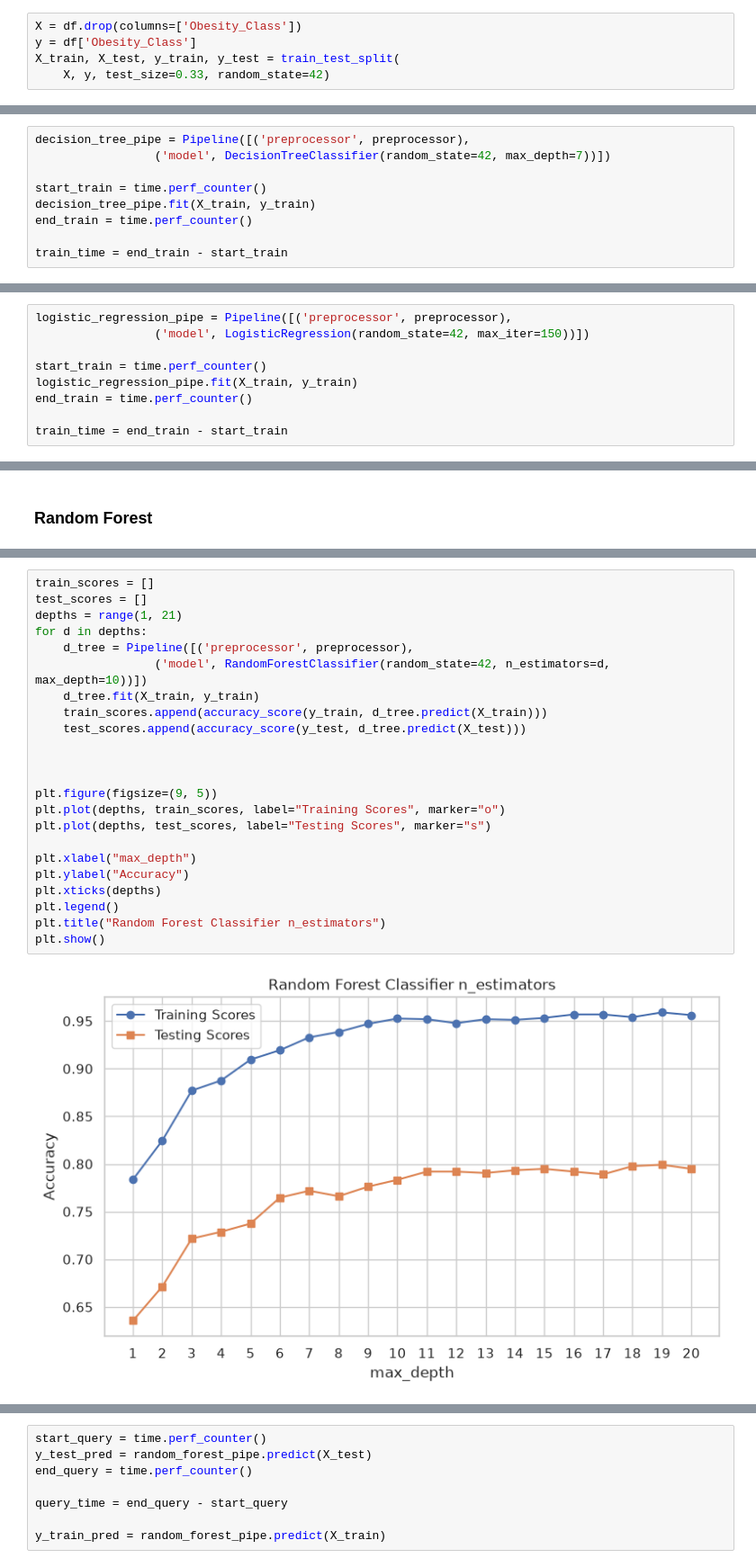
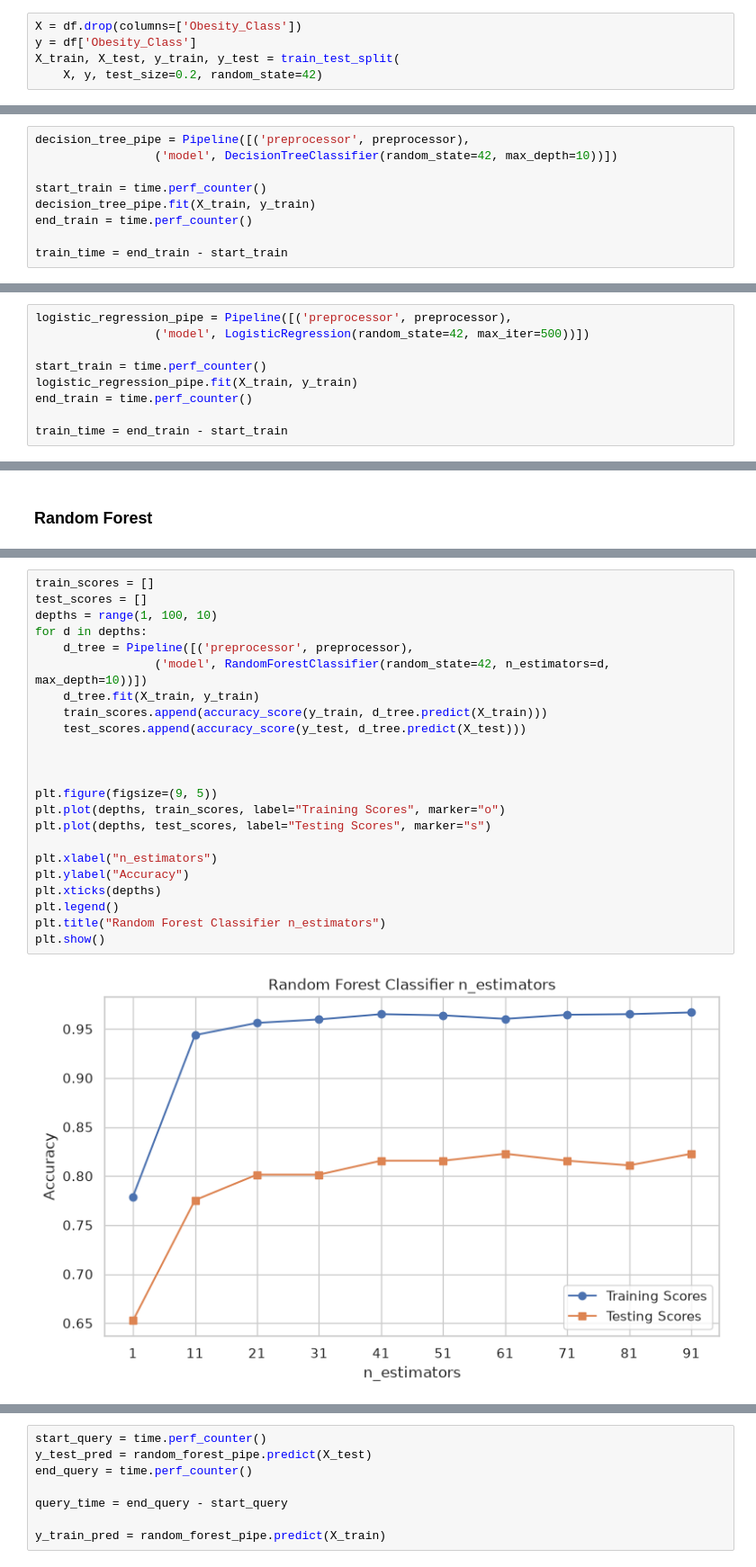
Before and after one commit to shoshanabernstein/Python-Final-Project, a Jupyter notebook: obesity_classification.ipynb, the cells around one changed output, grey strips where cells are left out. Shown at 90% size. Drawn from its saved outputs; the diff is of its cells as text.

```diff
--- a/obesity_classification.ipynb
+++ b/obesity_classification.ipynb
@@ -221,7 +265,7 @@ df = df.drop(columns=['Weight_lbs', 'Height_in', 'BMI'])
 X = df.drop(columns=['Obesity_Class'])
 y = df['Obesity_Class']
 X_train, X_test, y_train, y_test = train_test_split(
-    X, y, test_size=0.33, random_state=42)
+    X, y, test_size=0.2, random_state=42)
 # %%
 preprocessor = make_column_transformer(
       (StandardScaler(),
@@ -290,7 +334,7 @@ plt.show()
 ##### Best max_depth
 # %%
 decision_tree_pipe = Pipeline([('preprocessor', preprocessor),
-                 ('model', DecisionTreeClassifier(random_state=42, max_depth=7))])
+                 ('model', DecisionTreeClassifier(random_state=42, max_depth=10))])
 
 start_train = time.perf_counter()
 decision_tree_pipe.fit(X_train, y_train)
@@ -324,7 +368,7 @@ Query Time:    0.0108 seconds
 ### Logistic Regression
 # %%
 logistic_regression_pipe = Pipeline([('preprocessor', preprocessor),
-                 ('model', LogisticRegression(random_state=42, max_iter=150))])
+                 ('model', LogisticRegression(random_state=42, max_iter=500))])
 
 start_train = time.perf_counter()
 logistic_regression_pipe.fit(X_train, y_train)
@@ -447,27 +500,27 @@ plt.show()
 # %%
 train_scores = []
 test_scores = []
-depths = range(1, 21)
+depths = range(1, 100, 10)
 for d in depths:
     d_tree = Pipeline([('preprocessor', preprocessor),
                  ('model', RandomForestClassifier(random_state=42, n_estimators=d, max_depth=10))])
     d_tree.fit(X_train, y_train)
     train_scores.append(accuracy_score(y_train, d_tree.predict(X_train)))
     test_scores.append(accuracy_score(y_test, d_tree.predict(X_test)))
 
 
 
 plt.figure(figsize=(9, 5))
 plt.plot(depths, train_scores, label="Training Scores", marker="o")
 plt.plot(depths, test_scores, label="Testing Scores", marker="s")
 
-plt.xlabel("max_depth")
+plt.xlabel("n_estimators")
 plt.ylabel("Accuracy")
 plt.xticks(depths)
 plt.legend()
 plt.title("Random Forest Classifier n_estimators")
 plt.show()
 # %% [output]
-[figure, old version]
+[figure, new version]
 # %%
 random_forest_pipe = Pipeline([('preprocessor', preprocessor),
```
Also changed, not shown: parts of 24 cells of this notebook, 14 other files.
